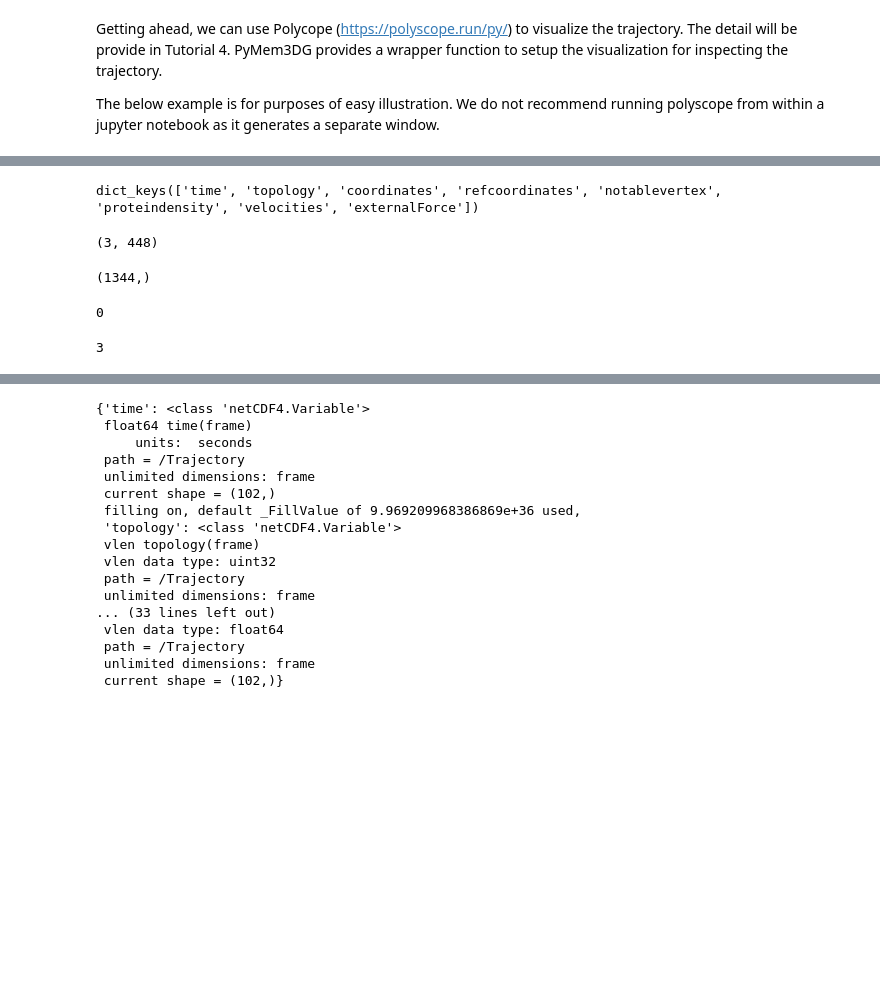
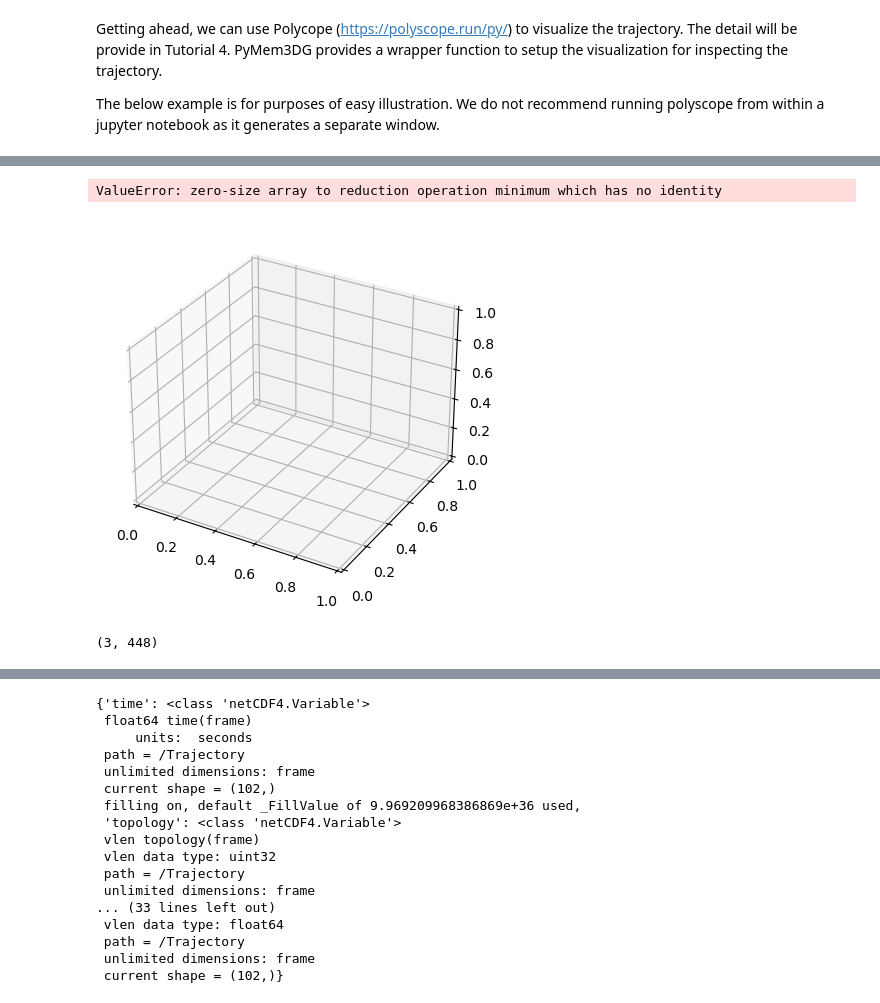
Before and after one commit to vivarium-collective/biosimulator-processes, a Jupyter notebook: mem3dg_1.ipynb, the cells around one changed output, grey strips where cells are left out. Saved outputs shown, nothing was run; the diff lists cells and outputs as text; code cells hidden in the pictures; blank space fills up the shorter version.

```diff
--- a/mem3dg_1.ipynb
+++ b/mem3dg_1.ipynb
@@ -212,22 +164,15 @@ plt.show()
-# %%
-variables.keys()
-# %% [output]
-dict_keys(['time', 'topology', 'coordinates', 'refcoordinates', 'notablevertex', 'proteindensity', 'velocities', 'externalForce'])
+# %%
+from bsp.utils.membrane_utils import get_animation
+from IPython.display import HTML
+
+ani = get_animation(x)
+
+# Display animation in Jupyter Notebook
+HTML(ani.to_jshtml())
+# %% [output]
+ValueError: zero-size array to reduction operation minimum which has no identity
+[figure, added]
 # %%
 np.array([x[-1][::3], x[-1][1::3], x[-1][2::3]]).shape
 # %% [output]
 (3, 448)
-# %%
-import numpy as np
-x[-1].shape
-# %% [output]
-(1344,)
-# %%
-1344 % 3
-# %% [output]
-0
-# %%
-vertex_data = [x[-1][::3], x[-1][1::3], x[-1][2::3]]
-len(vertex_data)
-# %% [output]
-3
```
Also changed, not shown: parts of 19 cells of this notebook, 8 other files.
